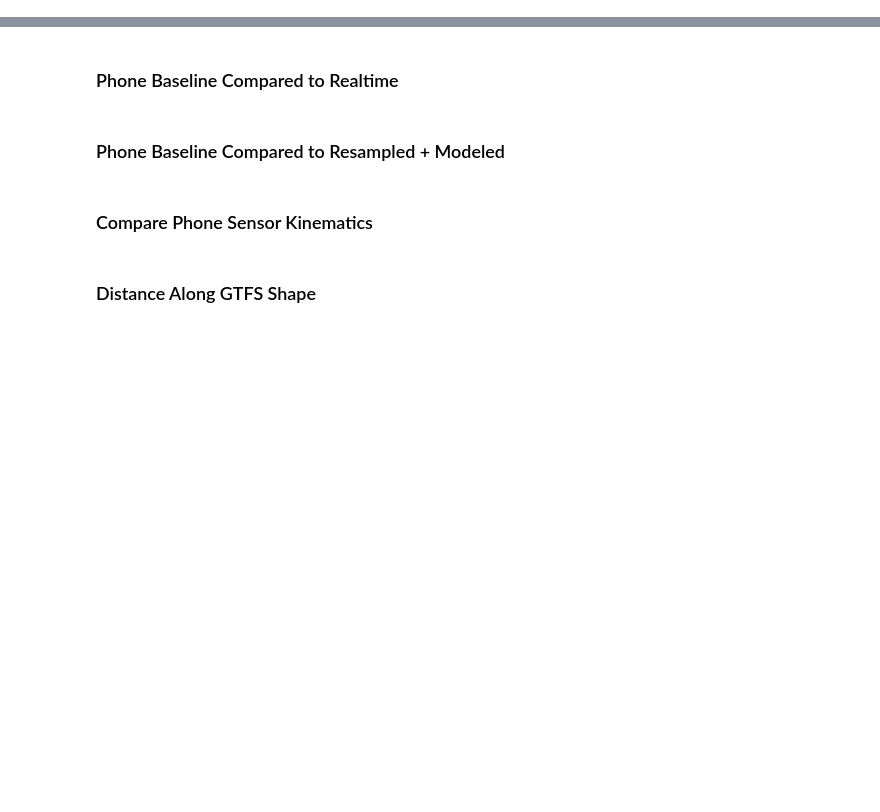
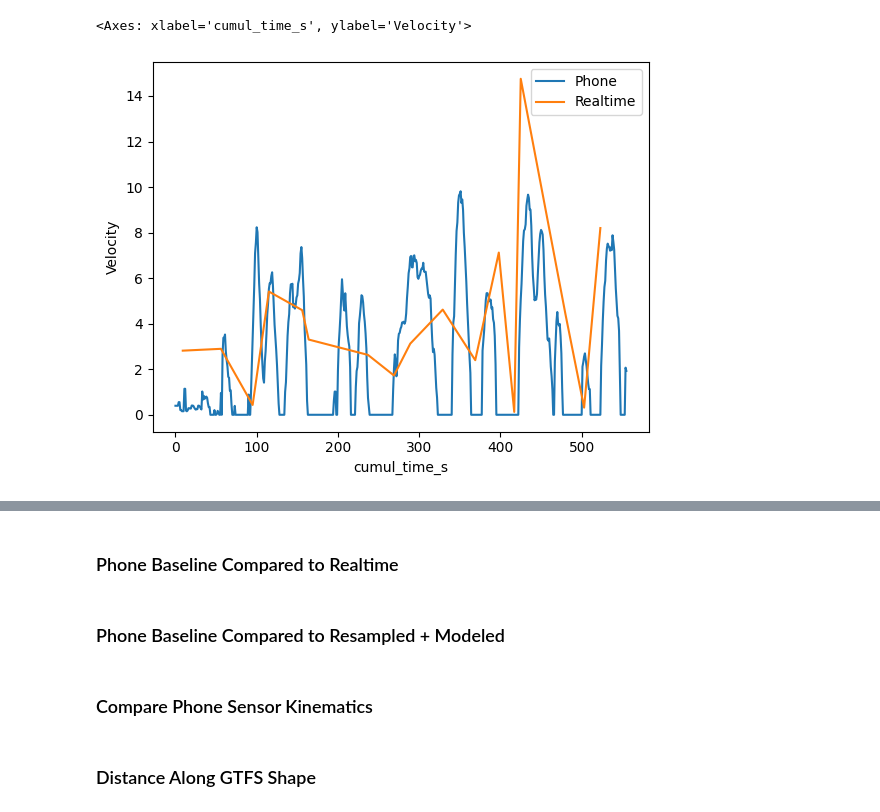
Before and after one commit to zackAemmer/open_bus_tools, a Jupyter notebook: notebooks/create_drive_cycle.ipynb, the cells around one changed output, grey strips where cells are left out. Drawn from its saved outputs; the diff is of its cells as text; code cells hidden in the pictures; blank space fills up the shorter version.

Commit message:
Cleaning up drive cycles, dl for specific dates

```diff
--- a/notebooks/create_drive_cycle.ipynb
+++ b/notebooks/create_drive_cycle.ipynb
@@ -26,3 +26,35 @@ from openbustools import plotting, spatial, standardfeeds
 from openbustools.traveltime import data_loader, model_utils
 from openbustools.drivecycle import trajectory
 from openbustools.drivecycle.physics import conditions, energy, vehicle
+# %%
+epsg = 32148
+timezone = "America/Los_Angeles"
+coord_ref_center = [386910,69022]
+apply_filter = False
+dem_file = Path("..","data","kcm_spatial","usgs10m_dem_32148.tif")
+phone_trajectory_folders = [x for x in Path("..","data","kcm_sensor","match_realtime").glob("*") if x.is_dir()]
+realtime_folder = Path("..","data","kcm_sensor_realtime")
+# %%
+# Create a trajectory for each tracked phone record and its corresponding realtime trip
+phone_trajectories = [standardfeeds.get_phone_trajectory(x, timezone=timezone, epsg=epsg, coord_ref_center=coord_ref_center, apply_filter=apply_filter) for x in phone_trajectory_folders]
+phone_realtime_trajectories = [standardfeeds.get_realtime_trajectory(x, realtime_folder=realtime_folder, dem_file=dem_file) for x in phone_trajectories]
+# %%
+energy_model = energy.EnergyModel(vehicle.TransitBus(), conditions.AmbientConditions())
+
+# Create drivecycle w/basic physics model
+test_traj_phone = phone_trajectories[0]
+test_cycle_phone = test_traj_phone.measured_to_drivecycle()
+test_energy_phone = energy_model.getEnergyDataFrame(test_cycle_phone)
+test_energy_phone['cumul_time_s'] = test_energy_phone['Time'].cumsum()
+
+test_traj_realtime = phone_realtime_trajectories[0]
+test_cycle_realtime = test_traj_realtime.gps_to_drivecycle()
+test_energy_realtime = energy_model.getEnergyDataFrame(test_cycle_realtime)
+test_energy_realtime['cumul_time_s'] = test_energy_realtime['Time'].cumsum()
+# %%
+fig, axes = plt.subplots(1,1)
+sns.lineplot(test_energy_phone, x="cumul_time_s", y="Velocity", label="Phone", ax=axes)
+sns.lineplot(test_energy_realtime, x="cumul_time_s", y="Velocity", label="Realtime", ax=axes)
+# %% [output]
+<Axes: xlabel='cumul_time_s', ylabel='Velocity'>
+[figure, added]
```
Also changed, not shown: parts of 4 cells of this notebook, 2 other files.
